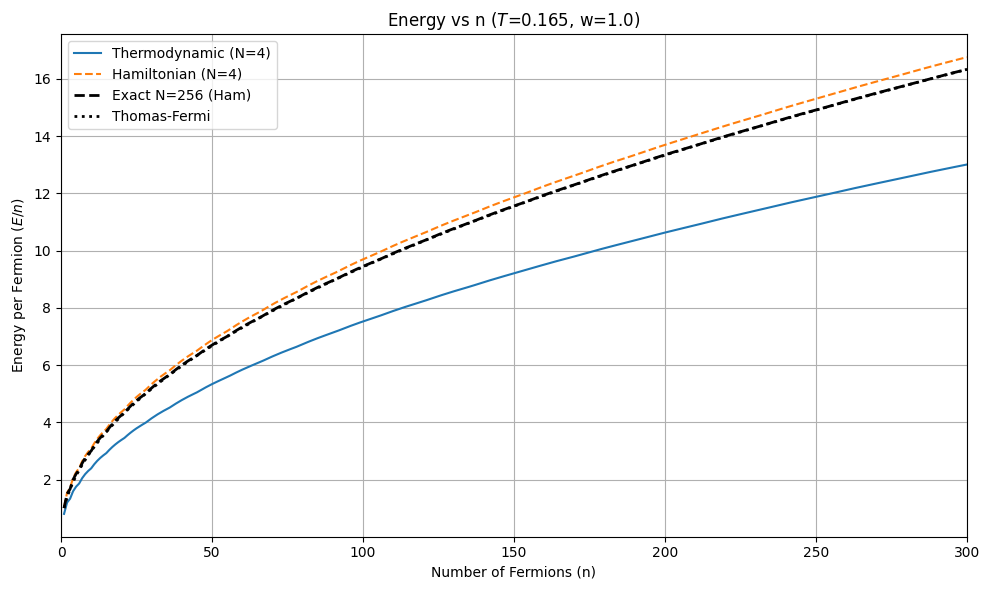
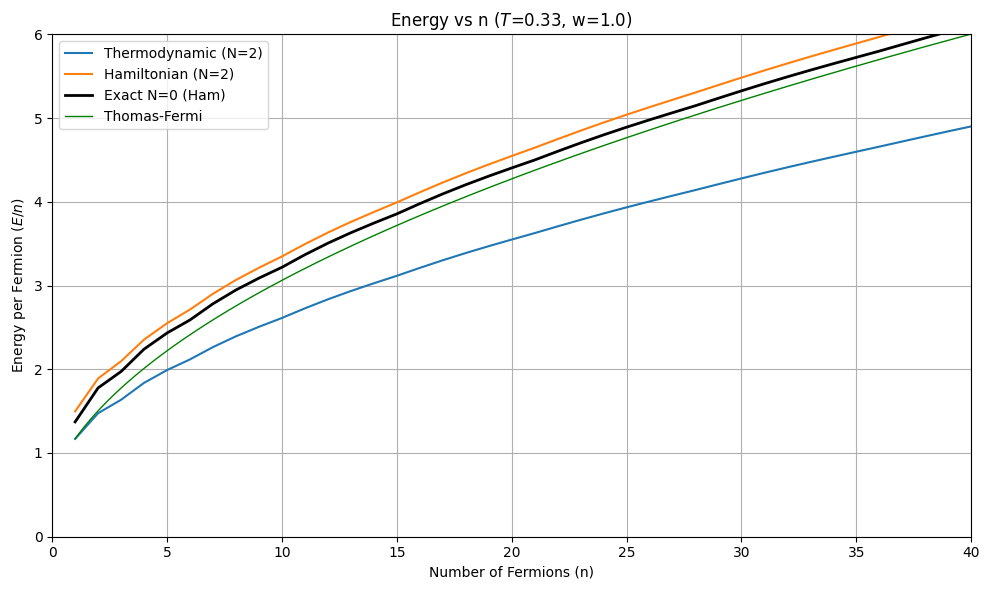
Code edit (unified diff) that turned the first committed figure into the second:
--- before
+++ after
@@ -9,7 +9,7 @@
 print("Computing Thomas-Fermi limit vs n... (this might take a few seconds)")
 
-target_bead = 4
-target_tau_idx = 120  # Choose a specific tau index for the plots
-ntop = 300
+target_bead = 2
+target_tau_idx = 0  # Choose a specific tau index for the plots
+ntop = 40
 
 bead_idx = np.where(beads == target_bead)[0][0]
@@ -22,8 +22,8 @@
 E_H_n = arr_H[:, bead_idx, target_tau_idx] / n_vals_all
 
-target_bead_high = 256
+target_bead_high = 0
 has_high_beads = False
-if 256 in beads:
-    exact_bead_idx = np.where(beads == 256)[0][0]
+if 0 in beads:
+    exact_bead_idx = np.where(beads == 0)[0][0]
     n_val_high = arr_H.shape[0]
     E_H_n_high = arr_H[:, exact_bead_idx, target_tau_idx] / np.arange(1, n_val_high + 1)
@@ -106,13 +106,13 @@
 plt.figure(figsize=(10, 6))
 plt.xlim(0,ntop)
-#plt.ylim(6,10)
+plt.ylim(0,6)
 plt.plot(n_vals_all, E_T_n, label=f"Thermodynamic (N={target_bead})", linestyle="-")
-plt.plot(n_vals_all, E_H_n, label=f"Hamiltonian (N={target_bead})", linestyle="--")
+plt.plot(n_vals_all, E_H_n, label=f"Hamiltonian (N={target_bead})", linestyle="-")
 if has_high_beads:
-    plt.plot(np.arange(1, n_val_high + 1), E_H_n_high, label=f"Exact N={target_bead_high} (Ham)", linestyle="--", color="black", linewidth=2)
-plt.plot(n_vals_TF, E_TF_n, label="Thomas-Fermi", linestyle=":", color="black", linewidth=2)
+    plt.plot(np.arange(1, n_val_high + 1), E_H_n_high, label=f"Exact N={target_bead_high} (Ham)", linestyle="-", color="black", linewidth=2)
+plt.plot(n_vals_TF, E_TF_n, label="Thomas-Fermi", linestyle="-", color="green", linewidth=1)
 plt.xlabel("Number of Fermions (n)")
 plt.ylabel(r"Energy per Fermion ($E / n$)")
-plt.title(f"Energy vs n ($T$={T_fixed:.3f}, w={w_val})")
+plt.title(f"Energy vs n ($T$={T_fixed:.2f}, w={w_val})")
 plt.legend()
 plt.grid(True)
@@ -120,33 +120,33 @@
 plt.show()
 
+# plt.figure(figsize=(10, 6))
+# plt.xlim(0,ntop)
+# #plt.ylim(-20,20)
+# plt.plot(n_vals_all, Cv_T_n, label=f"Thermodynamic (N={target_bead})", linestyle="-")
+# plt.plot(n_vals_all, Cv_H_n, label=f"Hamiltonian (N={target_bead})", linestyle="--")
+# if has_high_beads:
+#     plt.plot(np.arange(1, n_val_high + 1), Cv_H_n_high, label=f"Exact N={target_bead_high} (Ham)", linestyle="--", color="black", linewidth=2)
+# plt.plot(n_vals_TF, Cv_TF_n, label="Thomas-Fermi", linestyle=":", color="black", linewidth=2)
+# plt.xlabel("Number of Fermions (n)")
+# plt.ylabel(r"Heat Capacity per Fermion ($C_v / n$)")
+# plt.title(f"Heat Capacity vs n ($T_{{mid}}$={1.0/tau_mid[target_tau_idx]:.3f}, w={w_val})")
+# plt.legend()
+# plt.grid(True)
+# plt.tight_layout()
+# plt.show()
+
 plt.figure(figsize=(10, 6))
 plt.xlim(0,ntop)
-#plt.ylim(-20,20)
-plt.plot(n_vals_all, Cv_T_n, label=f"Thermodynamic (N={target_bead})", linestyle="-")
-plt.plot(n_vals_all, Cv_H_n, label=f"Hamiltonian (N={target_bead})", linestyle="--")
+plt.ylim(0,10)
+plt.plot(n_vals_mu, mu_T_all, label=f"Thermodynamic (N={target_bead})", linestyle="-")
+plt.plot(n_vals_mu, mu_H_all, label=f"Hamiltonian (N={target_bead})", linestyle="-")
 if has_high_beads:
-    plt.plot(np.arange(1, n_val_high + 1), Cv_H_n_high, label=f"Exact N={target_bead_high} (Ham)", linestyle="--", color="black", linewidth=2)
-plt.plot(n_vals_TF, Cv_TF_n, label="Thomas-Fermi", linestyle=":", color="black", linewidth=2)
+    plt.plot(np.arange(2, n_val_high + 1), mu_H_all_high, label=f"Exact N={target_bead_high} (Ham)", linestyle="-", color="black", linewidth=2)
+plt.plot(n_vals_TF, mu_TF, label="Thomas-Fermi", linestyle="-", color="green", linewidth=1)
 plt.xlabel("Number of Fermions (n)")
-plt.ylabel(r"Heat Capacity per Fermion ($C_v / n$)")
-plt.title(f"Heat Capacity vs n ($T_{{mid}}$={1.0/tau_mid[target_tau_idx]:.3f}, w={w_val})")
+plt.ylabel(r"Chemical Potential ($\mu$)")
+plt.title(f"Chemical Potential vs n ($T$={T_fixed:.2f}, w={w_val})")
 plt.legend()
 plt.grid(True)
 plt.tight_layout()
 plt.show()
-
-plt.figure(figsize=(10, 6))
-plt.xlim(0,ntop)
-#plt.ylim(0,40)
-plt.plot(n_vals_mu, mu_T_all, label=f"Thermodynamic (N={target_bead})", linestyle="-")
-plt.plot(n_vals_mu, mu_H_all, label=f"Hamiltonian (N={target_bead})", linestyle="--")
-if has_high_beads:
-    plt.plot(np.arange(2, n_val_high + 1), mu_H_all_high, label=f"Exact N={target_bead_high} (Ham)", linestyle="--", color="black", linewidth=2)
-plt.plot(n_vals_TF, mu_TF, label="Thomas-Fermi", linestyle=":", color="black", linewidth=2)
-plt.xlabel("Number of Fermions (n)")
-plt.ylabel(r"Chemical Potential ($\mu$)")
-plt.title(f"Chemical Potential vs n ($T$={T_fixed:.3f}, w={w_val})")
-plt.legend()
-plt.grid(True)
-plt.tight_layout()
-plt.show()

Commit: Exact result added